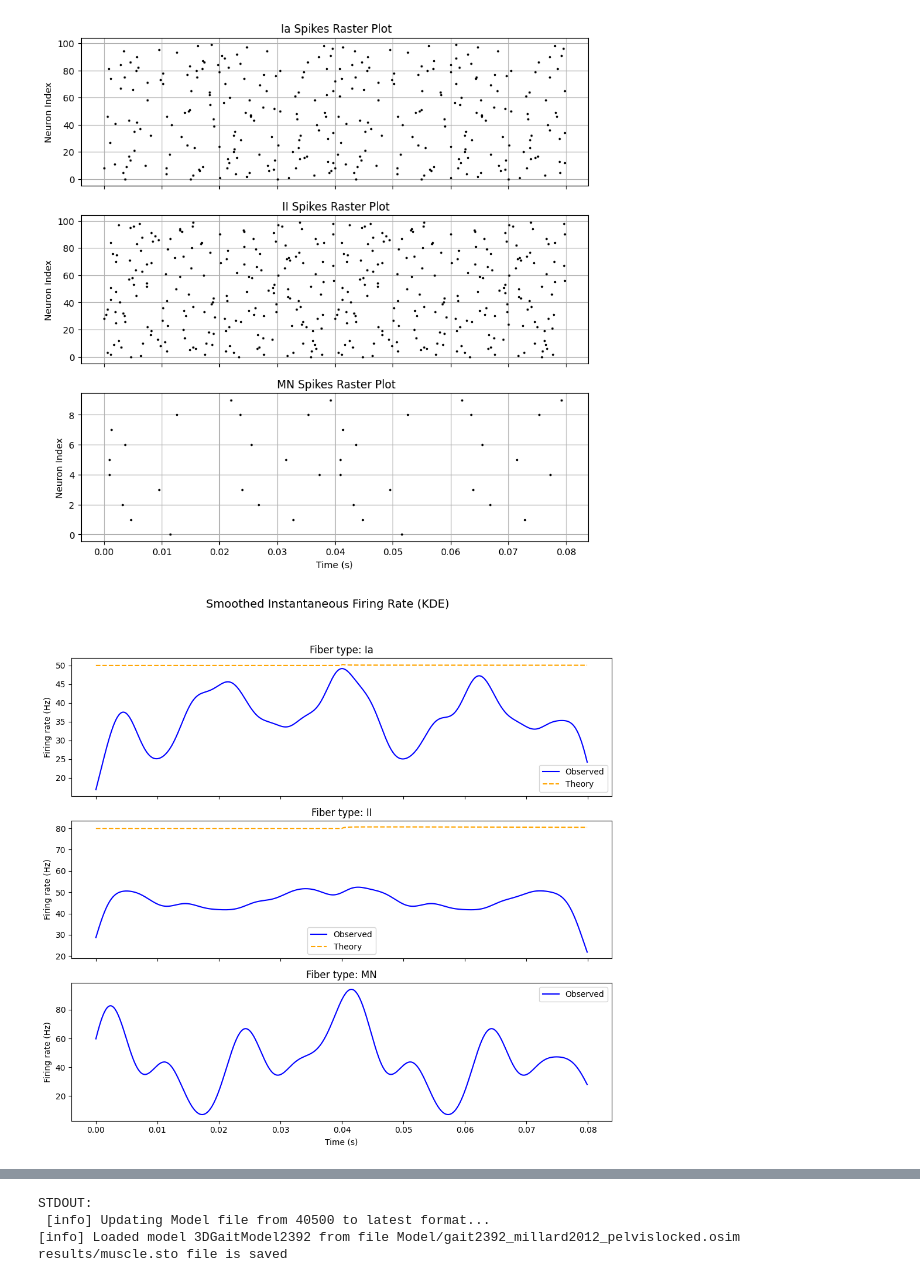
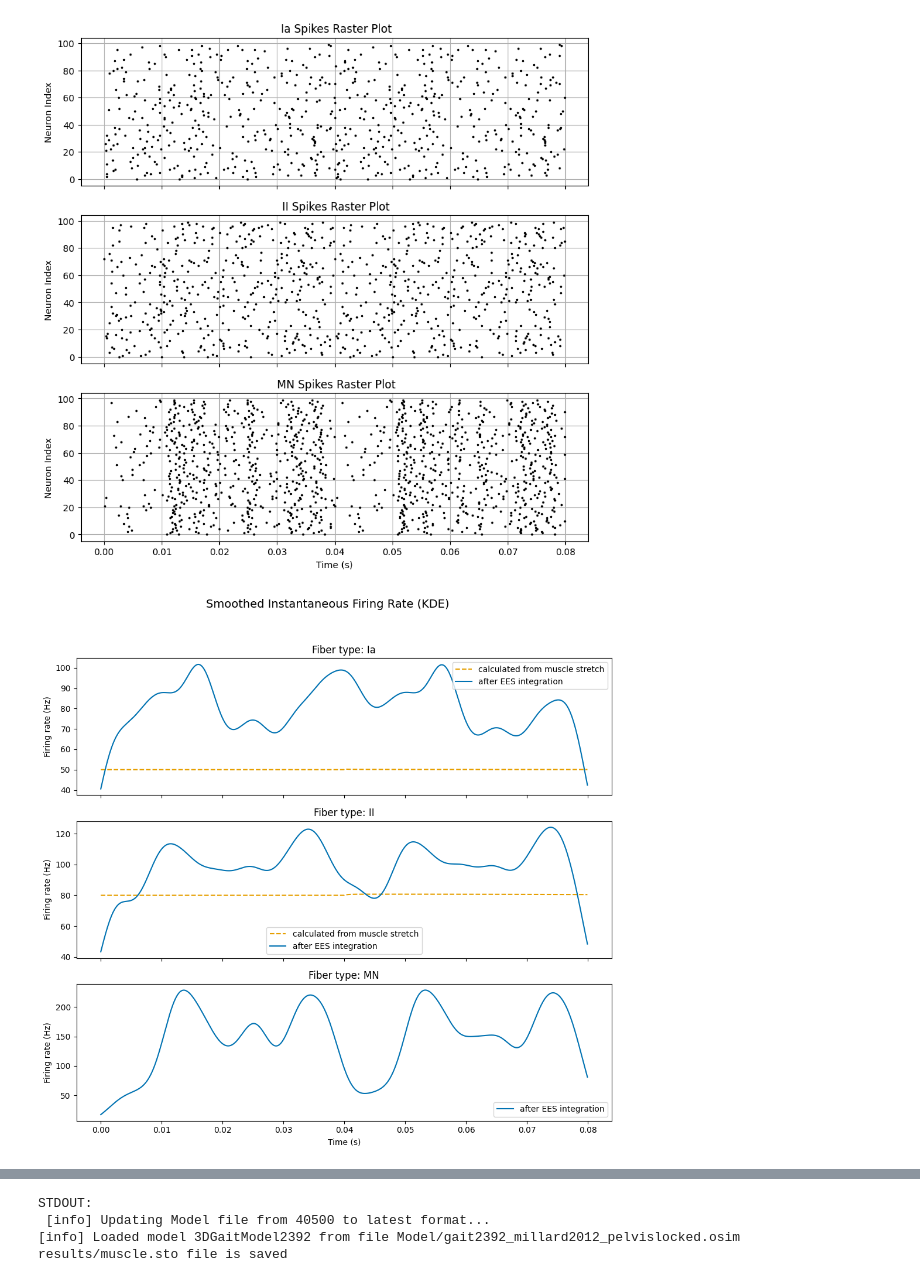
Before and after one commit to MathieuCharbonnier/Loop, a Jupyter notebook: Loop.ipynb, the cells around one changed output, grey strips where cells are left out. Cells and saved outputs as stored; diff of their text form; code cells hidden in the pictures.

```diff
--- a/Loop.ipynb
+++ b/Loop.ipynb
@@ -39,12 +45,14 @@ n_loop=2
 dt = 0.1*ms
 
 neuron_population = {"Ia": 100, "II": 100, "exc": 100, "motor": 100}
-simulation_params={
-    'ees_freq':80*hertz,
-    'aff_recruited':0.1,
-    'eff_recruited':0.1,
+ees_params={
+    'ees_freq':50*hertz,
+    'aff_recruited':1,
+    'eff_recruited':1}
+biophysical_params={
     'p':0.4,
-    'w':15*uS
+    'w':15*uS,
+    'T_refr':2*ms
 }
 
 initial_values_decoding_spikes={i: {'u0': [0.0, 0.0], 'c0': [0.0, 0.0], 'P0':[0.0], 'a0':[0.0]} for i in range(neuron_population["motor"])}
@@ -70,19 +78,33 @@ final_states_opensim=os.path.join(results_folder, 'final.json')
 for j in range(n_loop):
 
     print(f"--- Iteration {j+1} ---")
-    spikes_all=run_neural_simulations(stretch, velocity, neuron_population,dt,t_reaction, **simulation_params)
+    spikes_all=run_neural_simulations(stretch, velocity, neuron_population,dt,t_reaction, **ees_params, **biophysical_params)
+    print("len_spikes ", len(spikes_all['MN']))
     for fiber_name, fiber_spikes in spikes_all.items():
       for neuron_id, spikes in fiber_spikes.items():
         data_spikes[fiber_name][neuron_id].extend(spikes/second+j*t_reaction/second)
 
-    e,u,c,P,activations, final_values=decode_spikes_to_activation([value/second for key, value in spikes_all["MN"].items()], dt/second, t_reaction/second, initial_values_decoding_spikes)
-    mean_activation = np.mean(activations, axis=0)
-    mean_e=np.mean(e, axis=0)
-    mean_u = np.mean(u, axis=0)
-    mean_c = np.mean(c, axis=0)
-    mean_P = np.mean(P, axis=0)
-    initial_values_decoding_spikes =final_values
+    if len(spikes_all["MN"])==0:
+        print("No spikes in MN")
+        mean_e=np.zeros(int(t_reaction/dt))
+        mean_u = np.zeros(int(t_reaction/dt))
+        mean_c = np.zeros(int(t_reaction/dt))
+        mean_P = np.zeros(int(t_reaction/dt))
+        mean_activation=np.zeros(int(t_reaction/dt))
+        initial_values_decoding_spikes={i: {'u0': [0.0, 0.0], 'c0': [0.0, 0.0], 'P0':[0.0], 'a0':[0.0]} for i in range(neuron_population["motor"])}
 
+    else:
+        e,u,c,P,activations, final_values=decode_spikes_to_activation([value/second for key, value in spikes_all["MN"].items()], dt/second, t_reaction/second, initial_values_decoding_spikes)
+        mean_activation = np.mean(activations, axis=0)
+        mean_e=np.mean(e, axis=0)
+        mean_u = np.mean(u, axis=0)
+        mean_c = np.mean(c, axis=0)
+        mean_P = np.mean(P, axis=0)
+
+        initial_values_decoding_spikes = {
+    i: final_values[i] if i in final_values else {'u0': [0.0, 0.0], 'c0': [0.0, 0.0], 'P0': [0.0], 'a0': [0.0]}
+    for i in range(neuron_population['motor'])
+}
     # Create temporary files for both input and output
     with tempfile.NamedTemporaryFile(suffix='.npy', delete=False) as input_tmp, \
         tempfile.NamedTemporaryFile(suffix='.npy', delete=False) as output_tmp:
@@ -184,5 +193,5 @@ Deleted: results/final.json
 # %%
-plot_times_series(np.arange(0, t_reaction, dt),stretch_initial,path_spikes, path_muscle, results_folder)
+plot_times_series(np.arange(0, t_reaction, dt),stretch_initial,path_spikes, path_muscle, results_folder,**ees_params )
 # %% [output]
-[figure, old version]
+[figure, new version]
-[figure, old version]
+[figure, new version]
```
Also changed, not shown: parts of 5 cells of this notebook.
